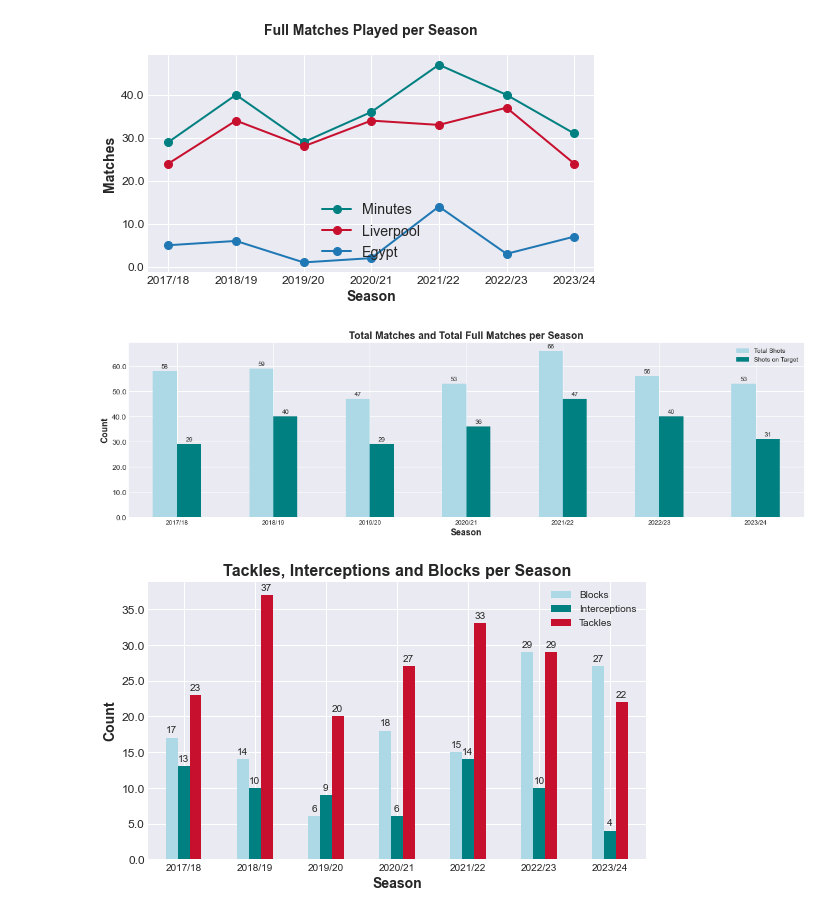
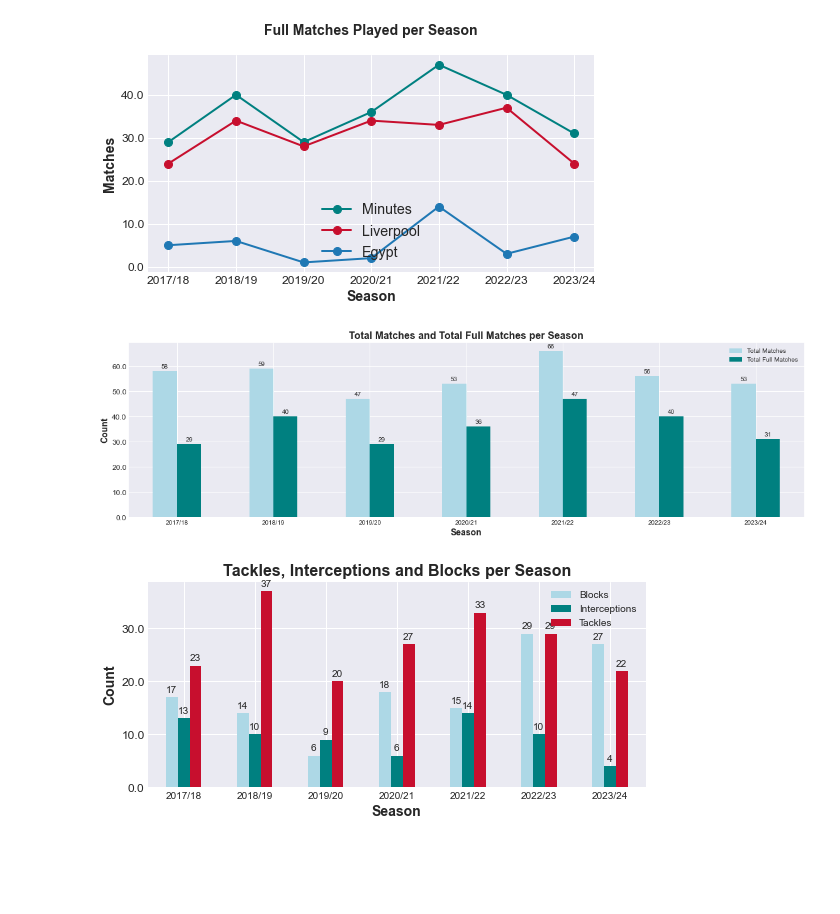
Before and after one commit to Mahmoud46/data_analytics_case_study_mohamed_salah, a Jupyter notebook: Code/advanced_analysis.ipynb, the cells around one changed output. Saved outputs shown, nothing was run; the diff lists cells and outputs as text; code cells hidden in the pictures; blank space fills up the shorter version.

```diff
--- a/Code/advanced_analysis.ipynb
+++ b/Code/advanced_analysis.ipynb
@@ -175,0 +157,7 @@ new_market_values
+# %%
+data_analysis["market_value"]={}
+for i in range(len(market_value[market_value.columns[1]])):
+    try:
+        data_analysis["market_value"][market_value[market_value.columns[0]][i]]=float(market_value[market_value.columns[1]][i].strip('€'))
+    except:''
+data_analysis["market_value"]
@@ -575,8 +581,8 @@ for key,value in data_analysis.items():
 # Example DataFrame
 data_shots = {
     'Season': ['2017/18', '2018/19', '2019/20', '2020/21', '2021/22', '2022/23', '2023/24'],
-    'Total Shots': total_matches,
-    'Shots on Target': total_full_matches,
+    'Total Matches': total_matches,
+    'Total Full Matches': total_full_matches,
 }
 df_shots = pd.DataFrame(data_shots)
 # Apply modern style
@@ -585,7 +591,7 @@ plt.style.use('seaborn-darkgrid')
 fig, ax = plt.subplots(figsize=(16, 5))
 
 # Plot shots
-bars = df_shots.plot(x='Season', y=['Total Shots', 'Shots on Target'], kind='bar', title='Total Matches and Total Full Matches per Season', color=['lightblue', 'teal'], ax=ax)
+bars = df_shots.plot(x='Season', y=['Total Matches', 'Total Full Matches'], kind='bar', title='Total Matches and Total Full Matches per Season', color=['lightblue', 'teal'], ax=ax)
 
 # Customize the plot
 ax.set_xlabel('Season', fontsize=14, fontweight='bold')
@@ -606,7 +612,7 @@ for container in ax.containers:
 plt.tight_layout()
 plt.show()
 # %% [output]
-[figure, old version]
+[figure, new version]
 # %%
 total_blocks=[]
 total_int=[]
@@ -628,35 +634,35 @@ data_shots = {
     'Interceptions': total_int,
     'Blocks': total_blocks,
 }
 df_shots = pd.DataFrame(data_shots)
 # Apply modern style
 plt.style.use('seaborn-darkgrid')
 # Create figure and axis
-fig, ax = plt.subplots(figsize=(8, 5))
+fig, ax = plt.subplots(figsize=(8, 4))
 
 # Plot shots
 bars = df_shots.plot(x='Season', y=['Blocks', 'Interceptions','Tackles'], kind='bar', title='Tackles, Interceptions and Blocks per Season', color=['lightblue', 'teal','#c70f2e'], ax=ax)
 
 # Customize the plot
 ax.set_xlabel('Season', fontsize=14, fontweight='bold')
 ax.set_ylabel('Count', fontsize=14, fontweight='bold')
 ax.set_xticklabels(df_shots['Season'], fontsize=12)
 ax.set_yticklabels(ax.get_yticks(), fontsize=12)
 ax.title.set_fontsize(16)
 ax.title.set_fontweight('bold')
 ax.tick_params(axis='x', labelsize=10, rotation=0)  # Adjust font size and rotation
 
 ax.legend(fontsize=10)  # Adjust legend font size
 
 # Add values above each bar
 for container in ax.containers:
     ax.bar_label(container, label_type='edge', fontsize=10, padding=3)
 
 # Show plot with adjusted layout
 plt.tight_layout()
 plt.show()
 # %% [output]
-[figure, old version]
+[figure, new version]
 # %%
 defensive_actions=[]
 defensive_actions_liv=[]
```
Also changed, not shown: parts of 14 cells of this notebook.
